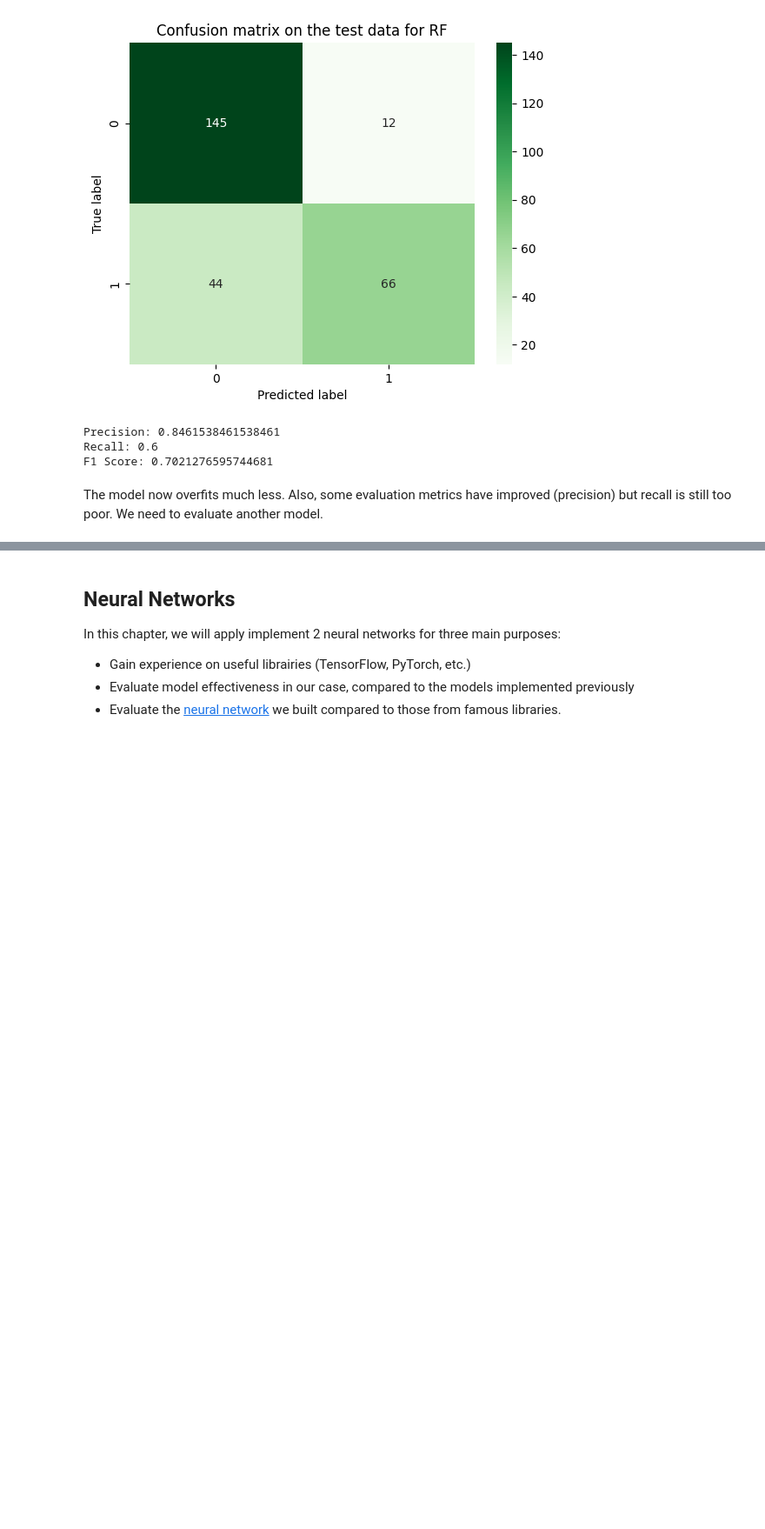
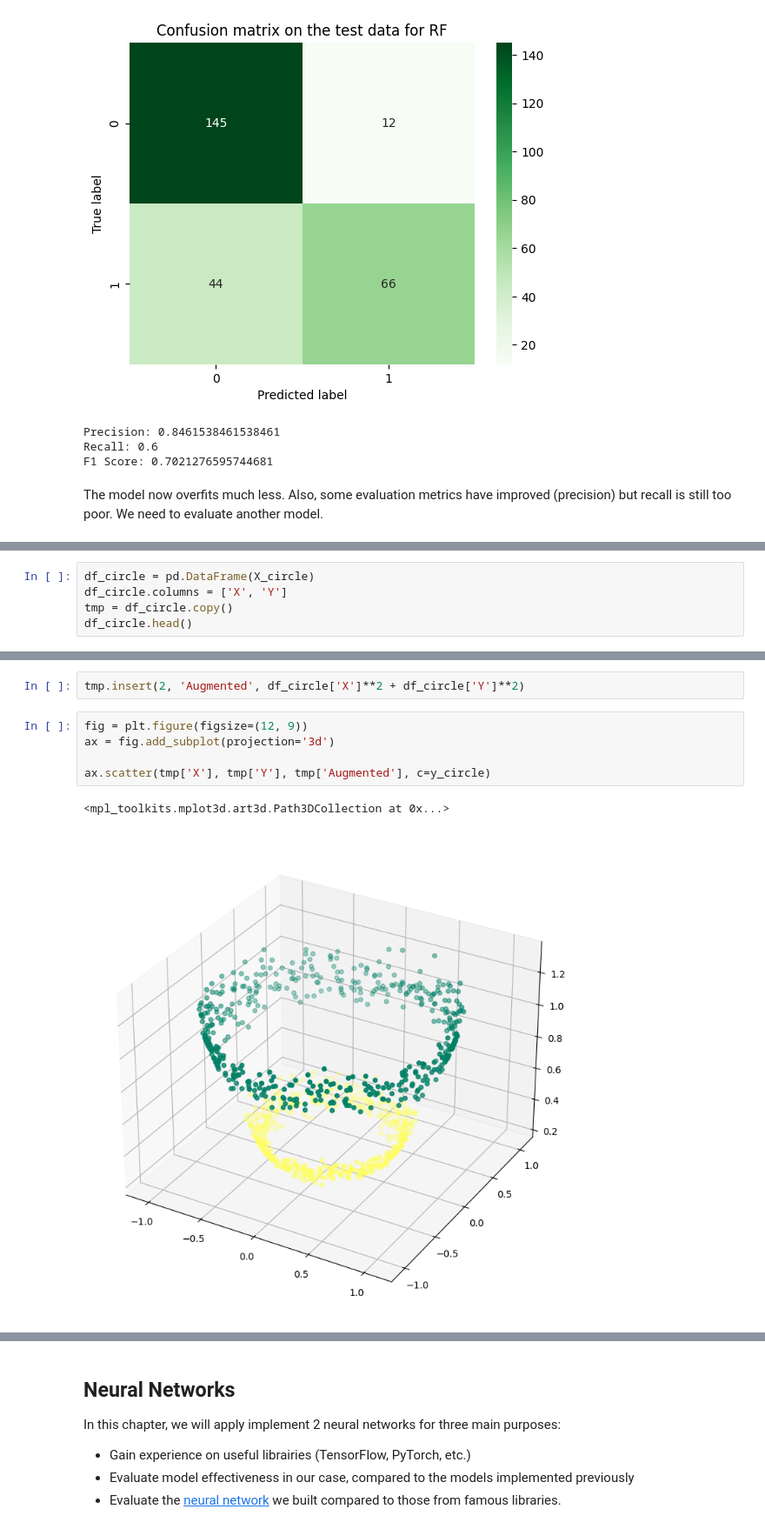
Before and after one commit to Gdeterline/Titanic_Survival_Prediction, a Jupyter notebook: main.ipynb, the cells around one changed output, grey strips where cells are left out. Shown at 87% size. Cells and saved outputs as stored; diff of their text form; blank space fills up the shorter version.

```diff
--- a/main.ipynb
+++ b/main.ipynb
@@ -890,0 +975,5 @@ The model now overfits much less. Also, some evaluation metrics have improved (p
+# %%
+df_circle = pd.DataFrame(X_circle)
+df_circle.columns = ['X', 'Y']
+tmp = df_circle.copy()
+df_circle.head()
@@ -890,0 +987,10 @@ The model now overfits much less. Also, some evaluation metrics have improved (p
+# %%
+tmp.insert(2, 'Augmented', df_circle['X']**2 + df_circle['Y']**2)
+# %%
+fig = plt.figure(figsize=(12, 9))
+ax = fig.add_subplot(projection='3d')
+
+ax.scatter(tmp['X'], tmp['Y'], tmp['Augmented'], c=y_circle)
+# %% [output]
+<mpl_toolkits.mplot3d.art3d.Path3DCollection at 0x...>
+[figure, added]
```
Also changed, not shown: parts of 21 cells of this notebook, 1 other file.
